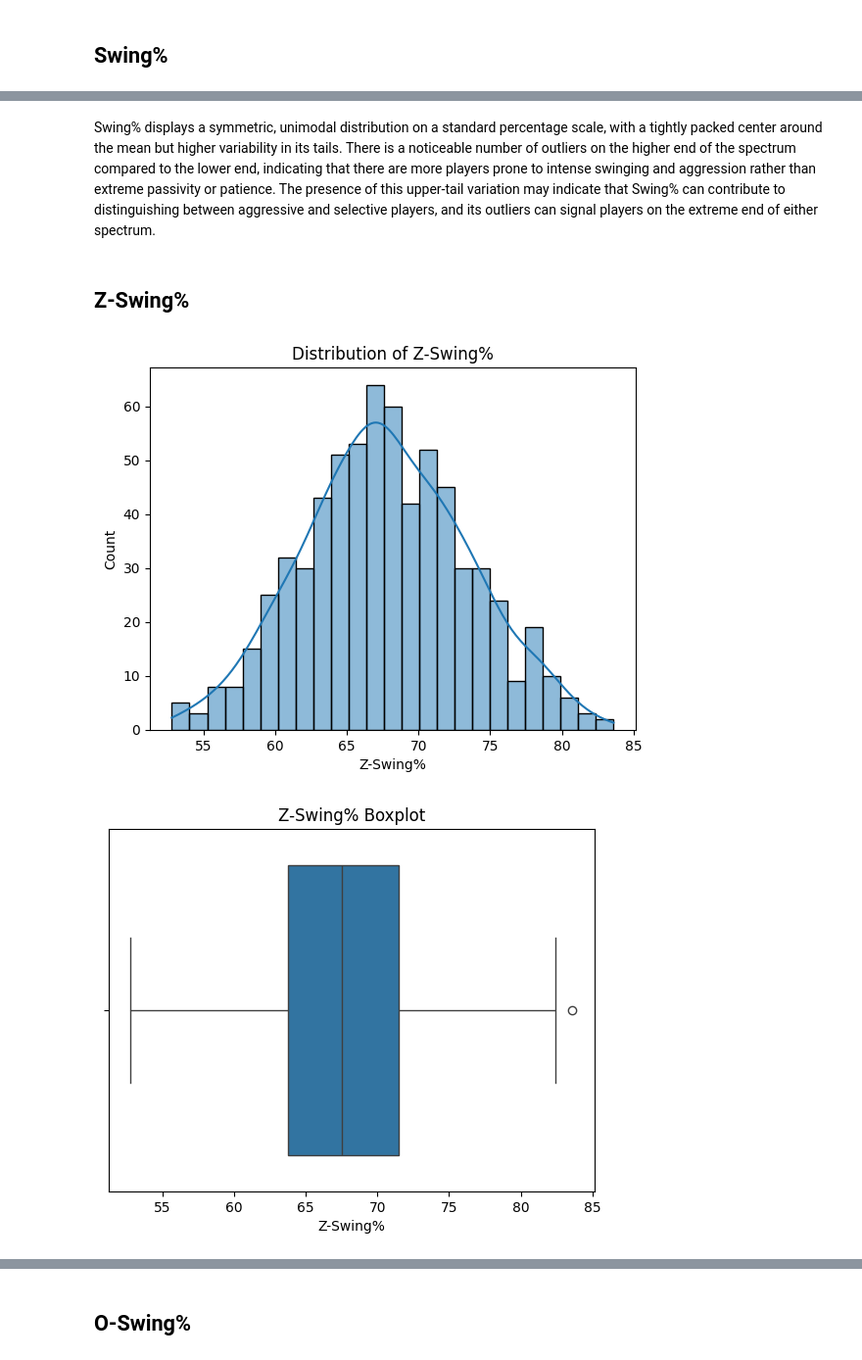
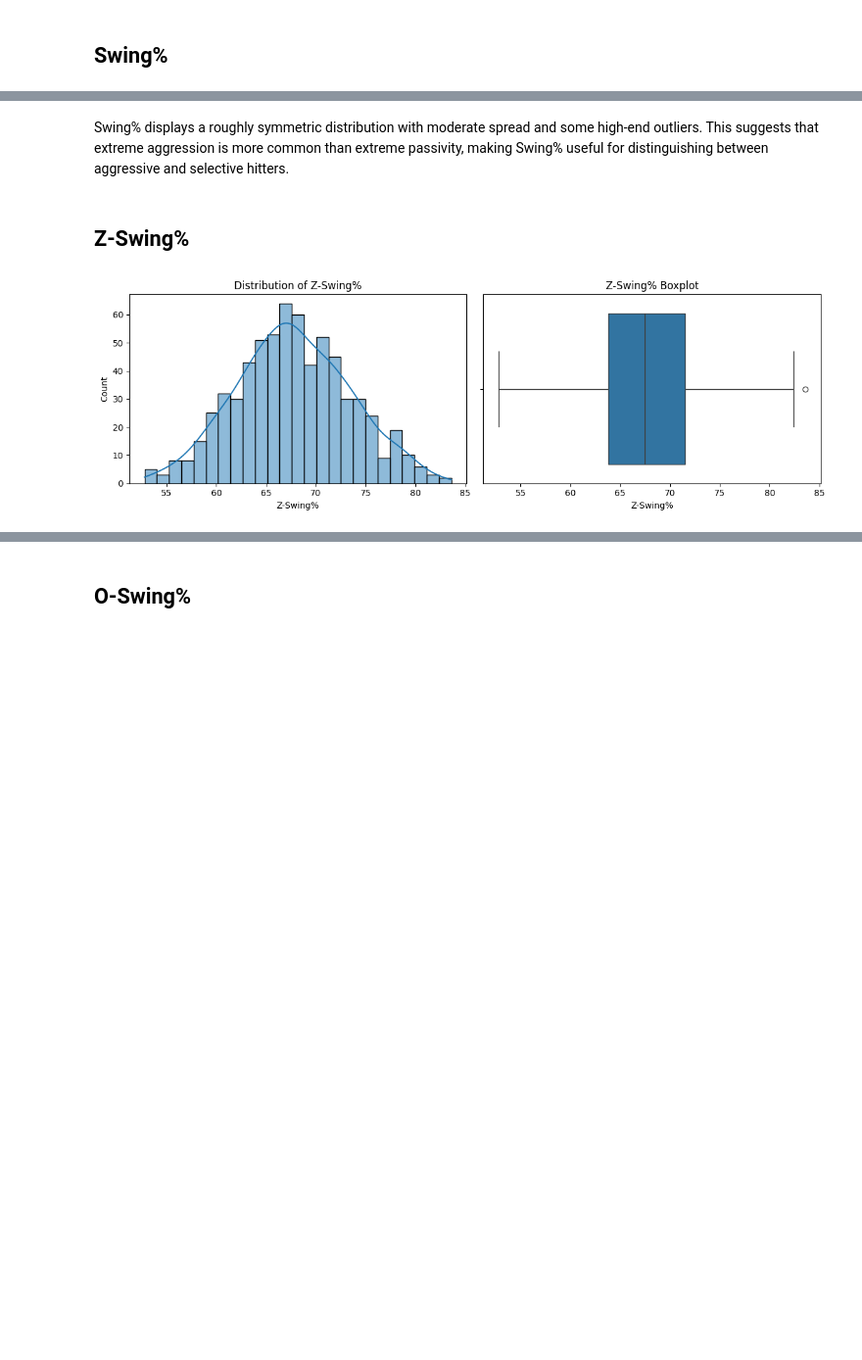
Before and after one commit to Chris83848/MLB-Data-Mining, a Jupyter notebook: notebooks/Complete_Implementation.ipynb, the cells around one changed output, grey strips where cells are left out. Shown at 98% size. Drawn from its saved outputs; the diff is of its cells as text; code cells hidden in the pictures; blank space fills up the shorter version.

```diff
--- a/notebooks/Complete_Implementation.ipynb
+++ b/notebooks/Complete_Implementation.ipynb
@@ -108,3 +110,21 @@ Summary statistics show reasonable ranges and no glaring errors. Further insight
+# %%
+# Method to plot histogram and boxplot
+def plot_feature(df, column, label):
+    fig, axes = plt.subplots(1, 2, figsize=(12, 4))
+
+    # Histogram
+    sns.histplot(df[column], bins=25, kde=True, ax=axes[0])
+    axes[0].set_title(f"Distribution of {label}")
+    axes[0].set_xlabel(label)
+
+    # Boxplot
+    sns.boxplot(x=df[column], ax=axes[1])
+    axes[1].set_title(f"{label} Boxplot")
+    axes[1].set_xlabel(label)
+
+    # Show plots side-by-side
+    plt.tight_layout()
+    plt.show()
 # %% [markdown]
 ## Swing%
 # %%
@@ -125,20 +135,10 @@ plt.show()
 # %% [markdown]
-Swing% displays a symmetric, unimodal distribution on a standard percentage scale, with a tightly packed center around the mean but higher variability in its tails. There is a noticeable number of outliers on the higher end of the spectrum compared to the lower end, indicating that there are more players prone to intense swinging and aggression rather than extreme passivity or patience. The presence of this upper-tail variation may indicate that Swing% can contribute to distinguishing between aggressive and selective players, and its outliers can signal players on the extreme end of either spectrum.
+Swing% displays a roughly symmetric distribution with moderate spread and some high-end outliers. This suggests that extreme aggression is more common than extreme passivity, making Swing% useful for distinguishing between aggressive and selective hitters.
 # %% [markdown]
 ## Z-Swing%
 # %%
-# Build and show histogram
-sns.histplot(df["z_swing_percent"], bins = 25, kde = True)
-plt.title("Distribution of Z-Swing%")
-plt.xlabel("Z-Swing%")
-plt.show()
-
-# Build and show boxplot
-sns.boxplot(x = df["z_swing_percent"])
-plt.xlabel("Z-Swing%")
-plt.title("Z-Swing% Boxplot")
-plt.show()
+# Build and show histogram and boxplot
+plot_feature(df, "z_swing_percent", "Z-Swing%")
 # %% [output]
-[figure, old version]
+[figure, new version]
-[figure, removed]
 # %% [markdown]
```
Also changed, not shown: parts of 25 cells of this notebook.
